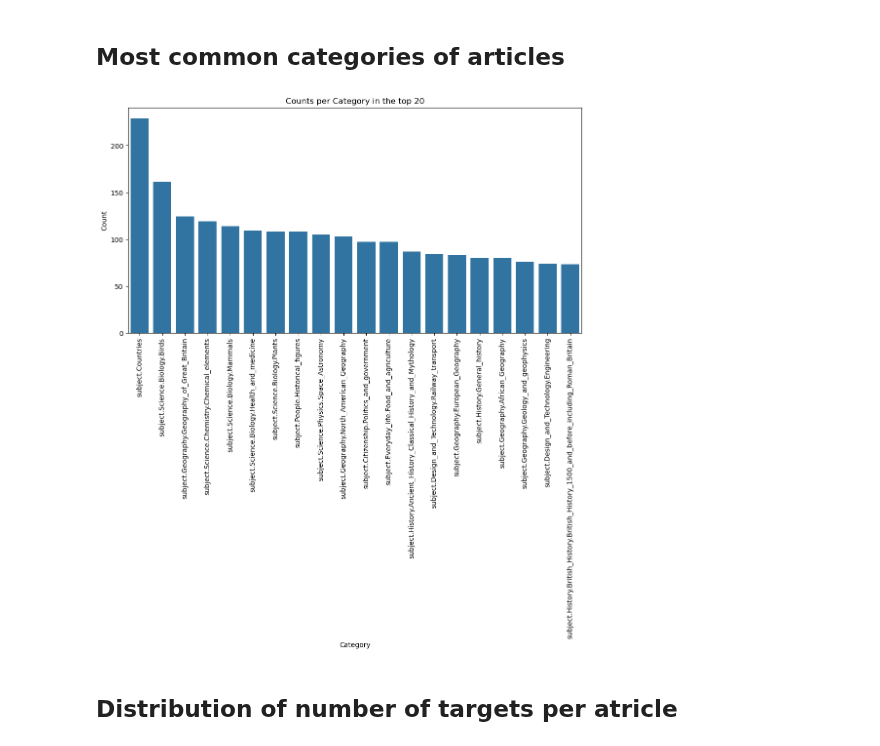
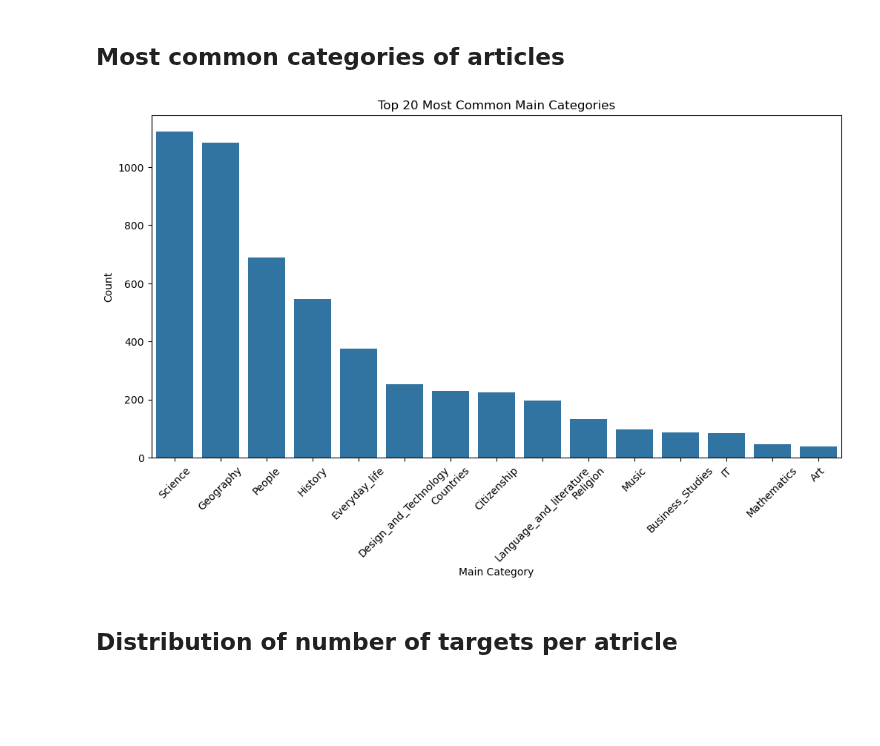
Before and after one commit to epfl-ada/ada-2024-project-adaholiks, a Jupyter notebook: data_to_dataframe_osc.ipynb, the cells around one changed output. Drawn from its saved outputs; the diff is of its cells as text; code cells hidden in the pictures; blank space fills up the shorter version.

```diff
--- a/data_to_dataframe_osc.ipynb
+++ b/data_to_dataframe_osc.ipynb
@@ -358,32 +358,31 @@ article_dataframe
 # %% [markdown]
 ## Most common categories of articles
 # %%
-import pandas as pd
-import matplotlib.pyplot as plt
 import seaborn as sns
 
-# Assuming `article_dataframe` is already loaded and `category` is a list column
-
-# Step 1: Process the `category` column to get counts of each category
-
-# Explode the list of categories into individual rows for counting
+# Explode the category column into individual rows
 categories_exploded = article_dataframe.explode('category')
 
-# Count the frequency of each unique category
-category_counts = categories_exploded['category'].value_counts()
+# Extract the main category (e.g., subject.1st_main_category)
+# Use `.str.split('.')` to split by dots and extract the second element (index 1)
+categories_exploded['main_category'] = categories_exploded['category'].str.split('.').str[1]
 
-top_20_categories = category_counts.head(20)
+# Count the frequency of each main category
+main_category_counts = categories_exploded['main_category'].value_counts()
 
-# Plotting the category distribution
+# Get the top 20 most common main categories
+top_20_main_categories = main_category_counts.head(20)
+
+# Plot the 20 most common main categories
 plt.figure(figsize=(12, 6))
-sns.barplot(x=top_20_categories.index, y=top_20_categories.values)
-plt.xticks(rotation=90)
-plt.title("Counts per Category in the top 20")
-plt.xlabel("Category")
+sns.barplot(x=top_20_main_categories.index, y=top_20_main_categories.values)
+plt.xticks(rotation=45)
+plt.title("Top 20 Most Common Main Categories")
+plt.xlabel("Main Category")
 plt.ylabel("Count")
 plt.show()
 # %% [output]
-[figure, old version]
+[figure, new version]
 # %% [markdown]
 ## Distribution of number of targets per atricle
 # %%
```
Also changed, not shown: parts of 1 cell of this notebook, 2 other files.
